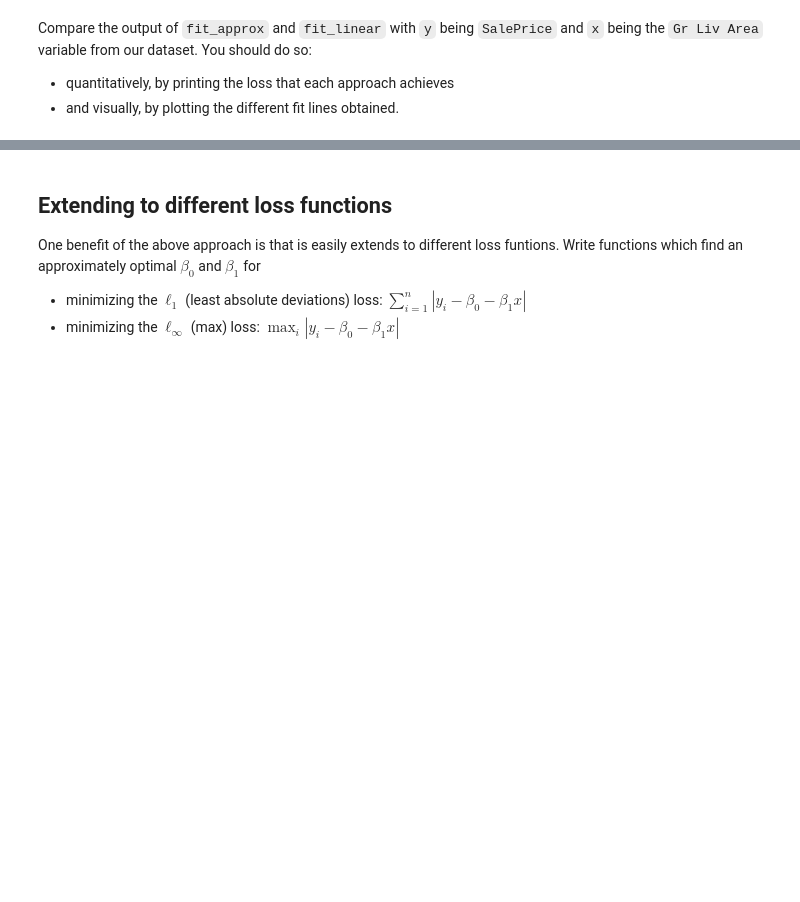
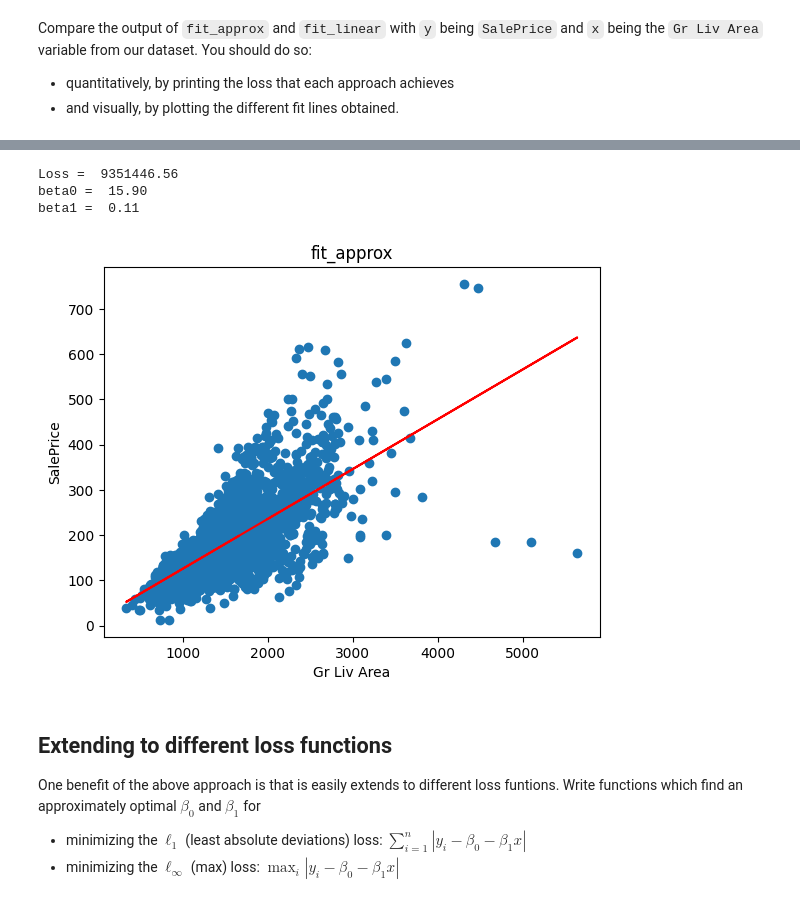
Before and after one commit to jithendra1798/ML-CS-GY-6923-B, a Jupyter notebook: 01_ML-cs-gy-6923-B-lab1.ipynb, the cells around one changed output, grey strips where cells are left out. Cells and saved outputs as stored; diff of their text form; code cells hidden in the pictures; blank space fills up the shorter version.

```diff
--- a/01_ML-cs-gy-6923-B-lab1.ipynb
+++ b/01_ML-cs-gy-6923-B-lab1.ipynb
@@ -272,3 +326,10 @@ Compare the output of `fit_approx` and `fit_linear` with `y` being `SalePrice` a
+# %%
+beta0, beta1, loss = get_single_feature_metrics(fit_approx, X, y, features)
+# %% [output]
+Loss =  9351446.56
+beta0 =  15.90
+beta1 =  0.11
+[figure, added]
 # %% [markdown]
 ## Extending to different loss functions
 
```
Also changed, not shown: parts of 7 cells of this notebook.
